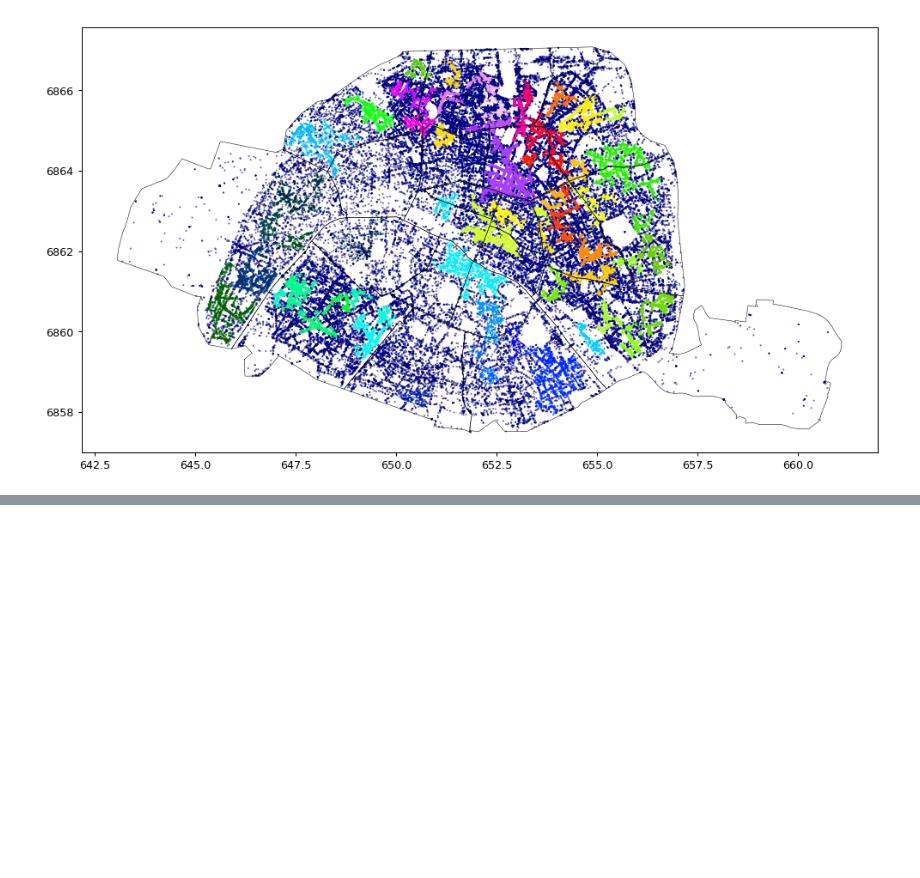
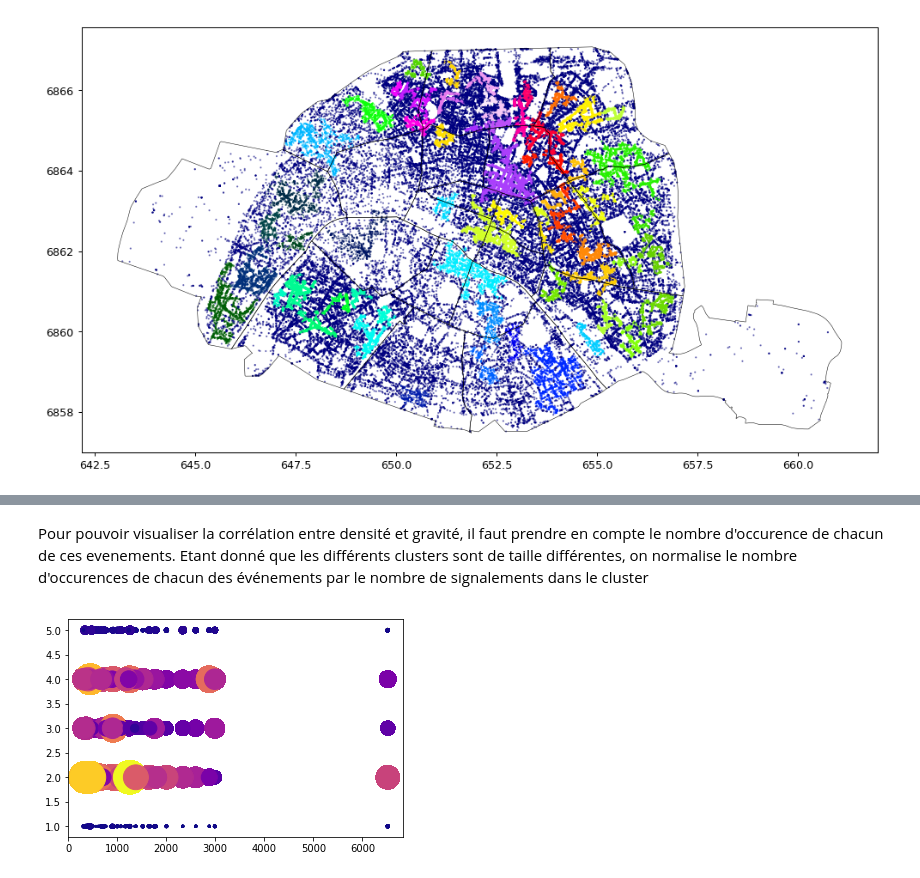
Before and after one commit to bouzianeo/anomaly-clustering, a Jupyter notebook: Clustering propreté Paris.ipynb, the cells around one changed output, grey strips where cells are left out. Saved outputs shown, nothing was run; the diff lists cells and outputs as text; code cells hidden in the pictures; blank space fills up the shorter version.

```diff
--- a/Clustering propreté Paris.ipynb
+++ b/Clustering propreté Paris.ipynb
@@ -223,0 +232,7 @@ hdbscan pour trouver des zones puis frequence de sinistre par zone ?
+# %%
+dechets['LABELS']= (hdbscan.approximate_predict(clstr_hdbscan,dechets[['x','y']].values))[0]
+count = dechets[['TYPE','LABELS']].groupby(['LABELS']).count()
+dechets_note = dechets[['TYPE','LABELS']].merge(count,left_on='LABELS', right_on='LABELS', how='left')
+dechets_note.rename(columns={"TYPE_x": "TYPE", "TYPE_y": "NOTE_DENSITE"},inplace=True)
+dechets_note = dechets_note[dechets_note["LABELS"] != -1]
+dechets_note.head()
@@ -223,0 +261,11 @@ hdbscan pour trouver des zones puis frequence de sinistre par zone ?
+# %%
+dict_gravite={'Objets abandonnés':2, 'Graffitis, tags, affiches et autocollants':3,
+       'Propreté':4, 'Arbres, végétaux et animaux':5,
+       'Voirie et déplacements':4,
+       'Mobiliers urbains dégradés (arrachés, cassés, tordus, bancals, en panne... )':4,
+       'Eau et assainissement':5, 'Éclairage / Électricité':3,
+       'Problème sur un chantier':1, 'Du vert près de chez moi':1,
+       'Prospectus frauduleux':4}
+# %%
+dechets_note["GRAVITE"]=dechets_note["TYPE"].replace(dict_gravite)
+dechets_note.head()
@@ -223,0 +279,16 @@ hdbscan pour trouver des zones puis frequence de sinistre par zone ?
+# %% [markdown]
+Pour pouvoir visualiser la corrélation entre densité et gravité, il faut prendre en compte le nombre d'occurence de chacun de ces evenements.
+Etant donné que les différents clusters sont de taille différentes, on normalise le nombre d'occurences de chacun des événements par le nombre de signalements dans le cluster
+# %%
+occurences = dechets_note[['TYPE','NOTE_DENSITE','GRAVITE']].groupby(['NOTE_DENSITE','GRAVITE']).count()
+dechets_note = dechets_note.merge(occurences,left_on=['NOTE_DENSITE','GRAVITE']\
+                                  , right_on=['NOTE_DENSITE','GRAVITE'], how='left')
+dechets_note.rename(columns={"TYPE_x": "TYPE", "TYPE_y": "OCCURENCES"},inplace=True)
+dechets_note.OCCURENCES = dechets_note.OCCURENCES / dechets_note.NOTE_DENSITE
+dechets_note.head()
+# %%
+plt.scatter(dechets_note["NOTE_DENSITE"],dechets_note["GRAVITE"],\
+            s=1000*dechets_note["OCCURENCES"],marker='o', c=dechets_note["OCCURENCES"], cmap="plasma")
+plt.show()
+# %% [output]
+[figure, added]
```
Also changed, not shown: parts of 31 cells of this notebook.
